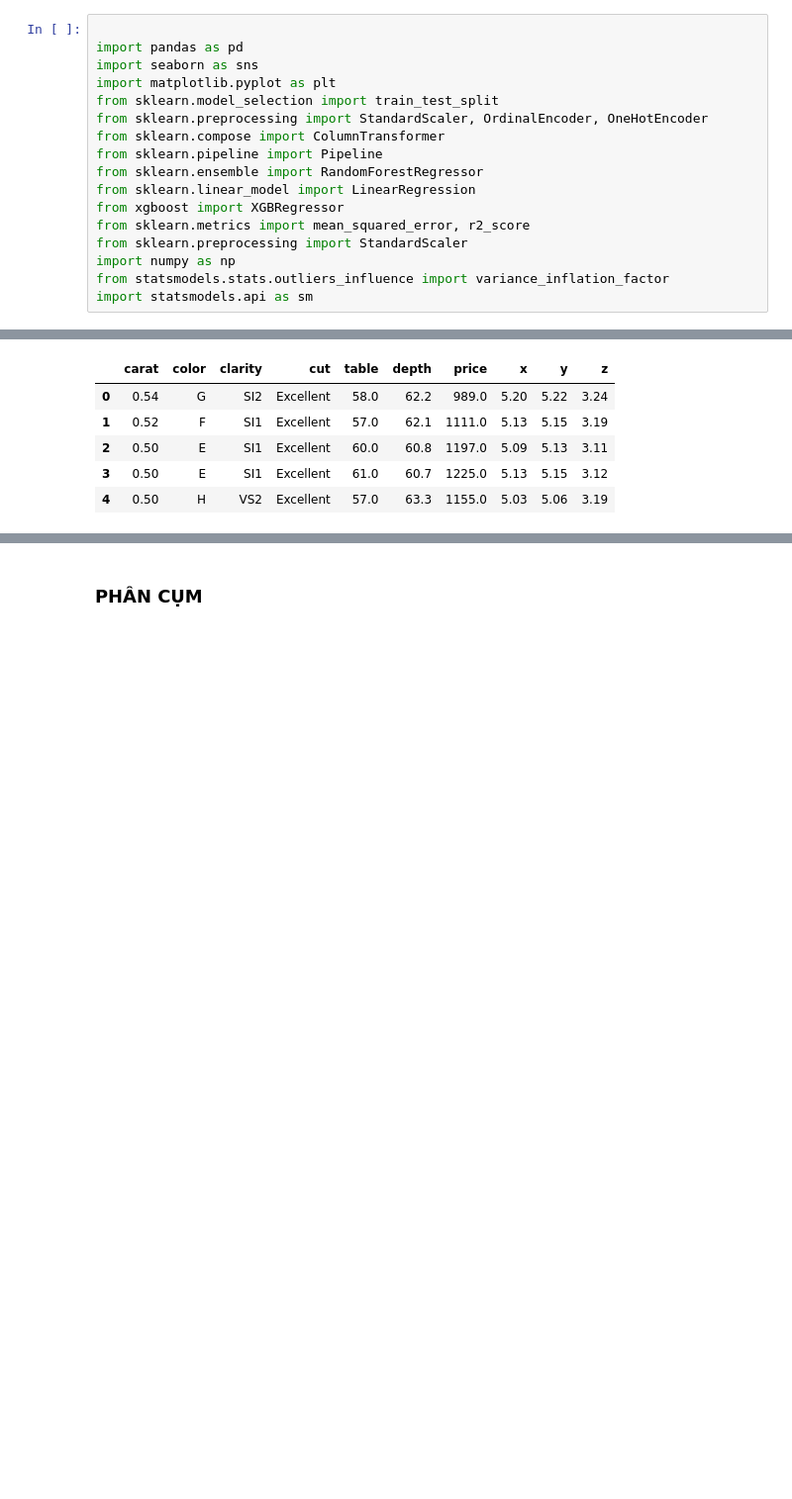
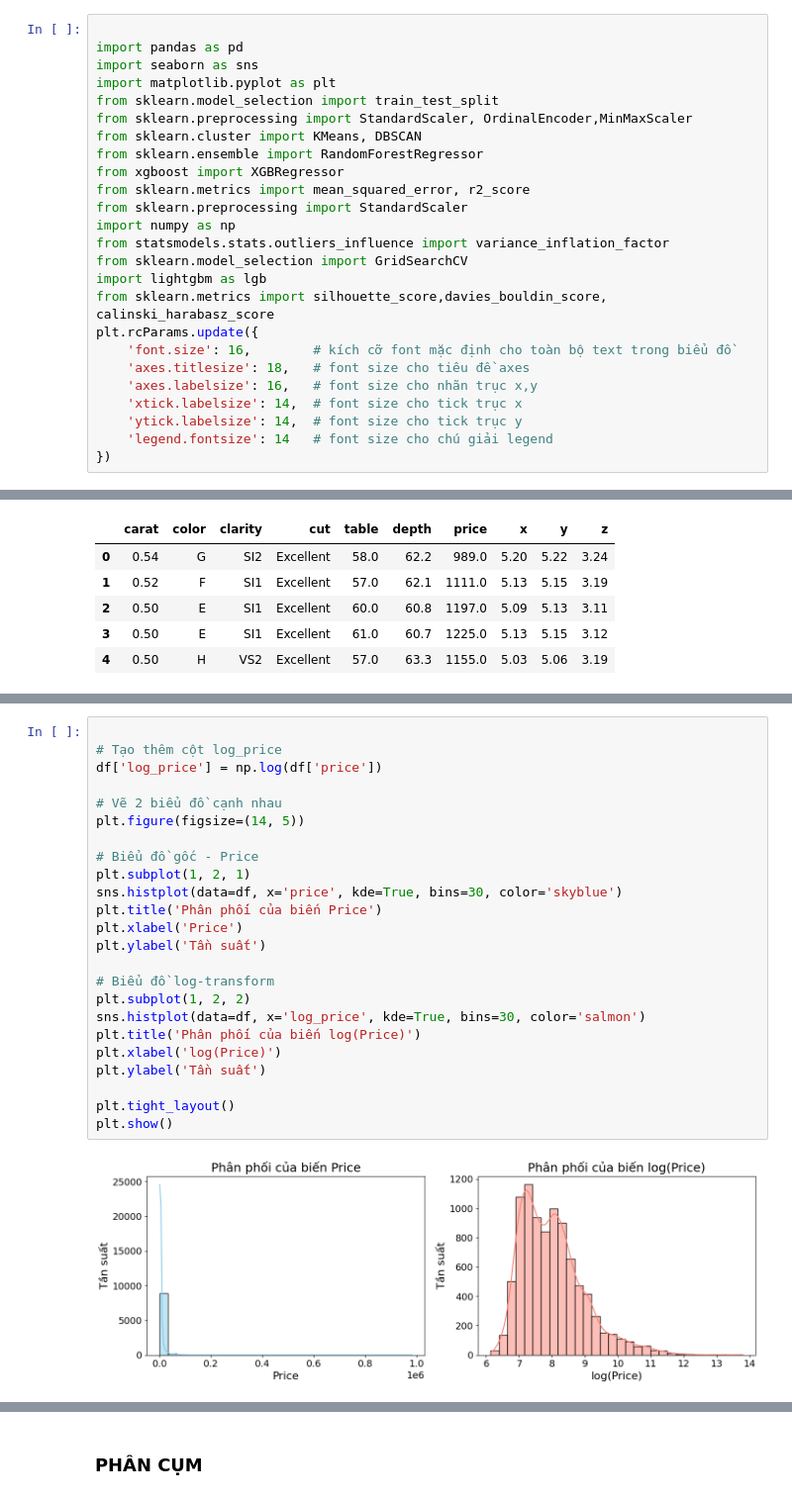
Before and after one commit to Qkhanhs84/KHDL_CK, a Jupyter notebook: handle_data.ipynb, the cells around one changed output, grey strips where cells are left out. Shown at 99% size. Drawn from its saved outputs; the diff is of its cells as text; blank space fills up the shorter version.

```diff
--- a/handle_data.ipynb
+++ b/handle_data.ipynb
@@ -8,14 +8,22 @@ import pandas as pd
 import seaborn as sns
 import matplotlib.pyplot as plt
 from sklearn.model_selection import train_test_split
-from sklearn.preprocessing import StandardScaler, OrdinalEncoder, OneHotEncoder
-from sklearn.compose import ColumnTransformer
-from sklearn.pipeline import Pipeline
+from sklearn.preprocessing import StandardScaler, OrdinalEncoder,MinMaxScaler
+from sklearn.cluster import KMeans, DBSCAN
 from sklearn.ensemble import RandomForestRegressor
-from sklearn.linear_model import LinearRegression
 from xgboost import XGBRegressor
 from sklearn.metrics import mean_squared_error, r2_score
 from sklearn.preprocessing import StandardScaler
 import numpy as np
 from statsmodels.stats.outliers_influence import variance_inflation_factor
-import statsmodels.api as sm
+from sklearn.model_selection import GridSearchCV
+import lightgbm as lgb
+from sklearn.metrics import silhouette_score,davies_bouldin_score, calinski_harabasz_score
+plt.rcParams.update({
+    'font.size': 16,        # kích cỡ font mặc định cho toàn bộ text trong biểu đồ
+    'axes.titlesize': 18,   # font size cho tiêu đề axes
+    'axes.labelsize': 16,   # font size cho nhãn trục x,y
+    'xtick.labelsize': 14,  # font size cho tick trục x
+    'ytick.labelsize': 14,  # font size cho tick trục y
+    'legend.fontsize': 14   # font size cho chú giải legend
+})
@@ -123,0 +138,26 @@ Index([], dtype='int64')
+# %%
+
+# Tạo thêm cột log_price
+df['log_price'] = np.log(df['price'])
+
+# Vẽ 2 biểu đồ cạnh nhau
+plt.figure(figsize=(14, 5))
+
+# Biểu đồ gốc - Price
+plt.subplot(1, 2, 1)
+sns.histplot(data=df, x='price', kde=True, bins=30, color='skyblue')
+plt.title('Phân phối của biến Price')
+plt.xlabel('Price')
+plt.ylabel('Tần suất')
+
+# Biểu đồ log-transform
+plt.subplot(1, 2, 2)
+sns.histplot(data=df, x='log_price', kde=True, bins=30, color='salmon')
+plt.title('Phân phối của biến log(Price)')
+plt.xlabel('log(Price)')
+plt.ylabel('Tần suất')
+
+plt.tight_layout()
+plt.show()
+# %% [output]
+[figure, added]
```
Also changed, not shown: parts of 90 cells of this notebook.
